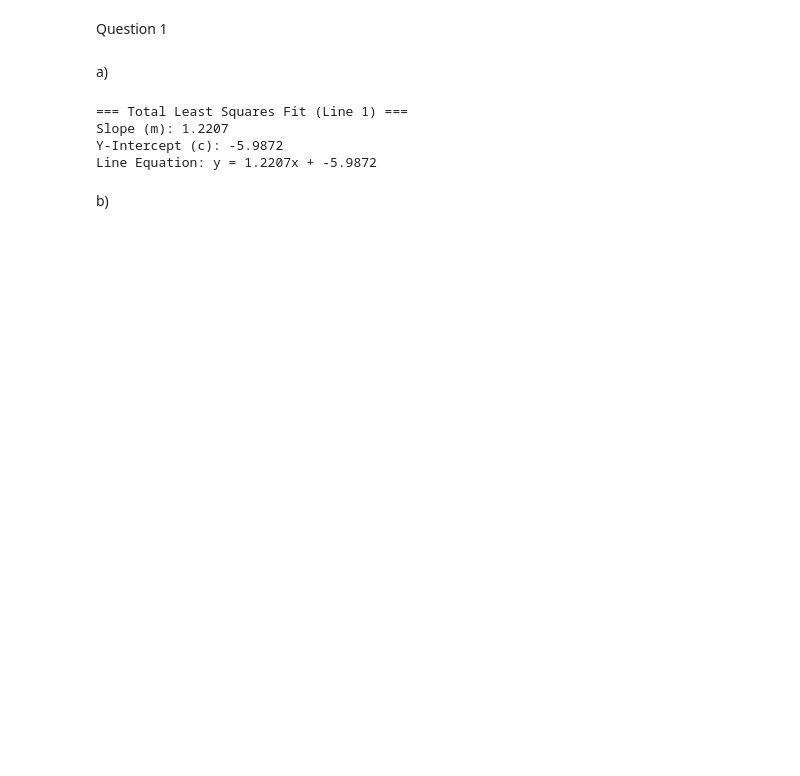
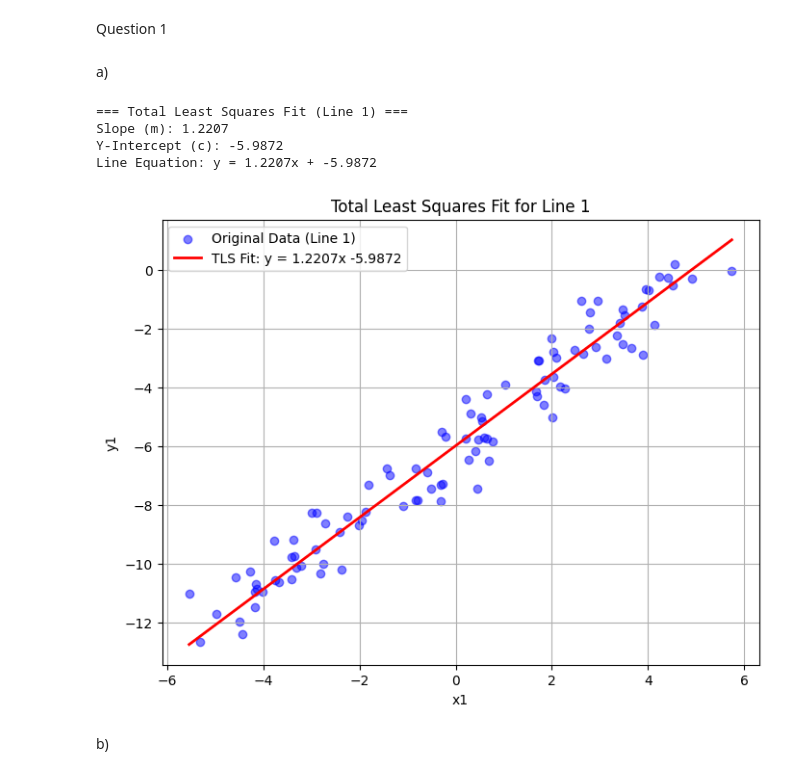
Before and after one commit to SeneshaMandakini/Fitting_Allignment, a Jupyter notebook: file.ipynb, the cells around one changed output. Cells and saved outputs as stored; diff of their text form; code cells hidden in the pictures; blank space fills up the shorter version.

Commit message:
Graphs

```diff
--- a/file.ipynb
+++ b/file.ipynb
@@ -46,6 +46,22 @@ except FileNotFoundError:
 Slope (m): 1.2207
 Y-Intercept (c): -5.9872
 Line Equation: y = 1.2207x + -5.9872
+# %%
+import matplotlib.pyplot as plt
+
+plt.figure(figsize=(8, 6))
+plt.scatter(x1, y1, color='blue', alpha=0.5, label='Original Data (Line 1)')
+x_vals = np.linspace(min(x1), max(x1), 100)
+y_vals = m * x_vals + c
+plt.plot(x_vals, y_vals, color='red', linewidth=2, label=f'TLS Fit: y = {m:.4f}x {c:.4f}')
+plt.title('Total Least Squares Fit for Line 1')
+plt.xlabel('x1')
+plt.ylabel('y1')
+plt.legend()
+plt.grid(True)
+plt.show()
+# %% [output]
+[figure, added]
 # %% [markdown]
 b)
 # %%
```
Also changed, not shown: parts of 2 cells of this notebook.
